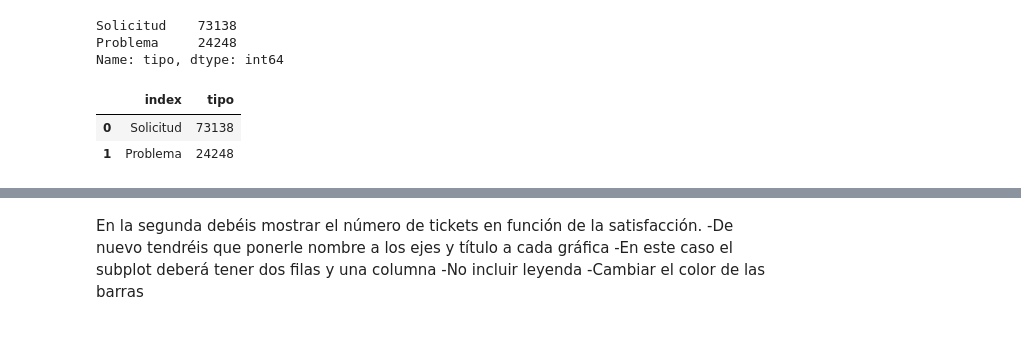
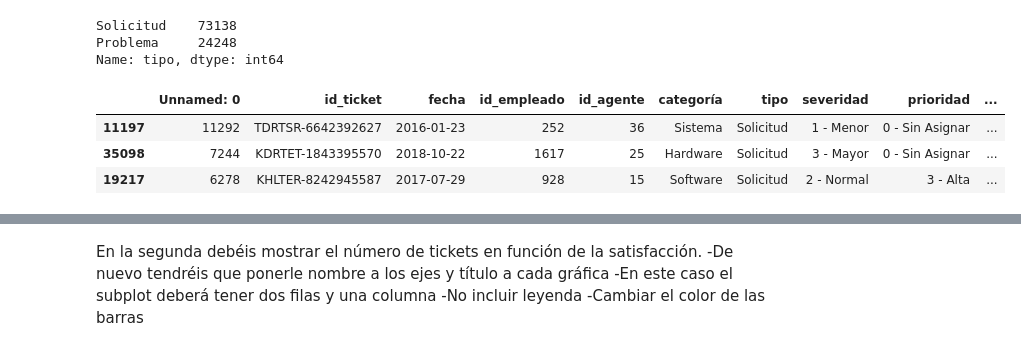
Before and after one commit to PalomaDA/DA-promod-modulo2-sprint1-Jacqueline-Paloma, a Jupyter notebook: visualización-2.ipynb, the cells around one changed output, grey strips where cells are left out. Drawn from its saved outputs; the diff is of its cells as text; code cells hidden in the pictures.

```diff
--- a/visualización-2.ipynb
+++ b/visualización-2.ipynb
@@ -34,11 +34,12 @@ sp
 Solicitud    73138
 Problema     24248
 Name: tipo, dtype: int64
-# %%
-df_sp = pd.DataFrame(sp)
-df_sp.reset_index(inplace = True)
-df_sp
-# %% [output]
-|  | index | tipo |
-| 0 | Solicitud | 73138 |
-| 1 | Problema | 24248 |
+# %%
+df_solicitud = df_ht[df_ht["tipo"]== "Solicitud"]
+df_problema = df_ht[df_ht["tipo"]== "Problema"]
+df_solicitud.sample(3)
+# %% [output]
+|  | Unnamed: 0 | id_ticket | fecha | id_empleado | id_agente | categoría | tipo | severidad | prioridad | ... |
+| 11197 | 11292 | TDRTSR-6642392627 | 2016-01-23 | 252 | 36 | Sistema | Solicitud | 1 - Menor | 0 - Sin Asignar | ... |
+| 35098 | 7244 | KDRTET-1843395570 | 2018-10-22 | 1617 | 25 | Hardware | Solicitud | 3 - Mayor | 0 - Sin Asignar | ... |
+| 19217 | 6278 | KHLTER-8242945587 | 2017-07-29 | 928 | 15 | Software | Solicitud | 2 - Normal | 3 - Alta | ... |
```
Also changed, not shown: parts of 8 cells of this notebook.
